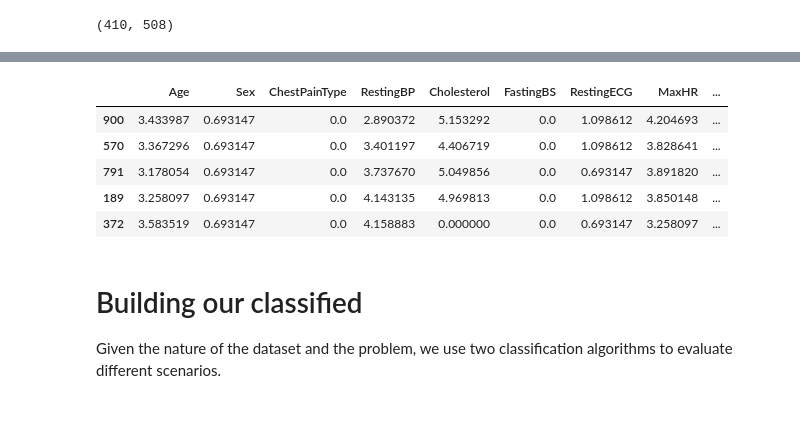
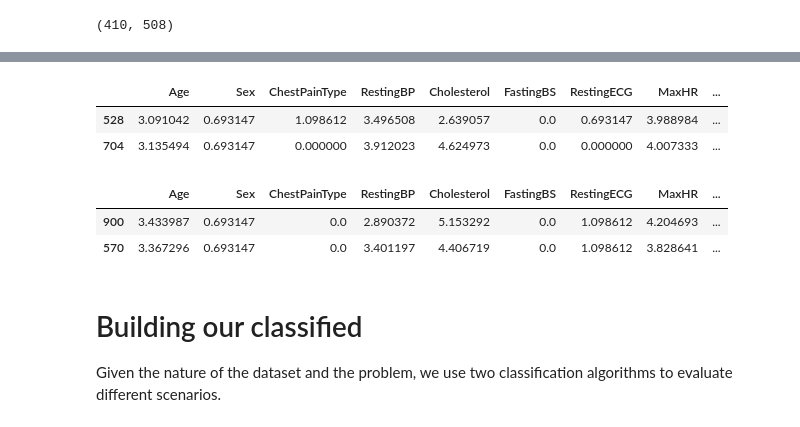
Before and after one commit to camilocbarrera/SR-worksheet-01, a Jupyter notebook: Notebook HT2.ipynb, the cells around one changed output, grey strips where cells are left out. Drawn from its saved outputs; the diff is of its cells as text; code cells hidden in the pictures.

```diff
--- a/Notebook HT2.ipynb
+++ b/Notebook HT2.ipynb
@@ -232,16 +233,18 @@ from sklearn.model_selection import train_test_split
 #test_size with 30% of sample, random_state=1 to preserve the random events
 # X_train, X_test, y_train, y_test = train_test_split(X, y, test_size=0.3, random_state=1)
 X_train, X_test, y_train, y_test = train_test_split(X_norm, y, test_size=0.3, random_state=1)
+# %%
+X_train.head(2)
+# %% [output]
+|  | Age | Sex | ChestPainType | RestingBP | Cholesterol | FastingBS | RestingECG | MaxHR | ... |
+| 528 | 3.091042 | 0.693147 | 1.098612 | 3.496508 | 2.639057 | 0.0 | 0.693147 | 3.988984 | ... |
+| 704 | 3.135494 | 0.693147 | 0.000000 | 3.912023 | 4.624973 | 0.0 | 0.000000 | 4.007333 | ... |
 # %%
-X_train.head()
-X_test.head()
+X_test.head(2)
 # %% [output]
 |  | Age | Sex | ChestPainType | RestingBP | Cholesterol | FastingBS | RestingECG | MaxHR | ... |
 | 900 | 3.433987 | 0.693147 | 0.0 | 2.890372 | 5.153292 | 0.0 | 1.098612 | 4.204693 | ... |
 | 570 | 3.367296 | 0.693147 | 0.0 | 3.401197 | 4.406719 | 0.0 | 1.098612 | 3.828641 | ... |
-| 791 | 3.178054 | 0.693147 | 0.0 | 3.737670 | 5.049856 | 0.0 | 0.693147 | 3.891820 | ... |
-| 189 | 3.258097 | 0.693147 | 0.0 | 4.143135 | 4.969813 | 0.0 | 1.098612 | 3.850148 | ... |
-| 372 | 3.583519 | 0.693147 | 0.0 | 4.158883 | 0.000000 | 0.0 | 0.693147 | 3.258097 | ... |
 # %% [markdown]
 # Building our classified
 Given the nature of the dataset and the problem, we use two classification algorithms to evaluate different scenarios.
```
Also changed, not shown: parts of 41 cells of this notebook, 1 other file.
